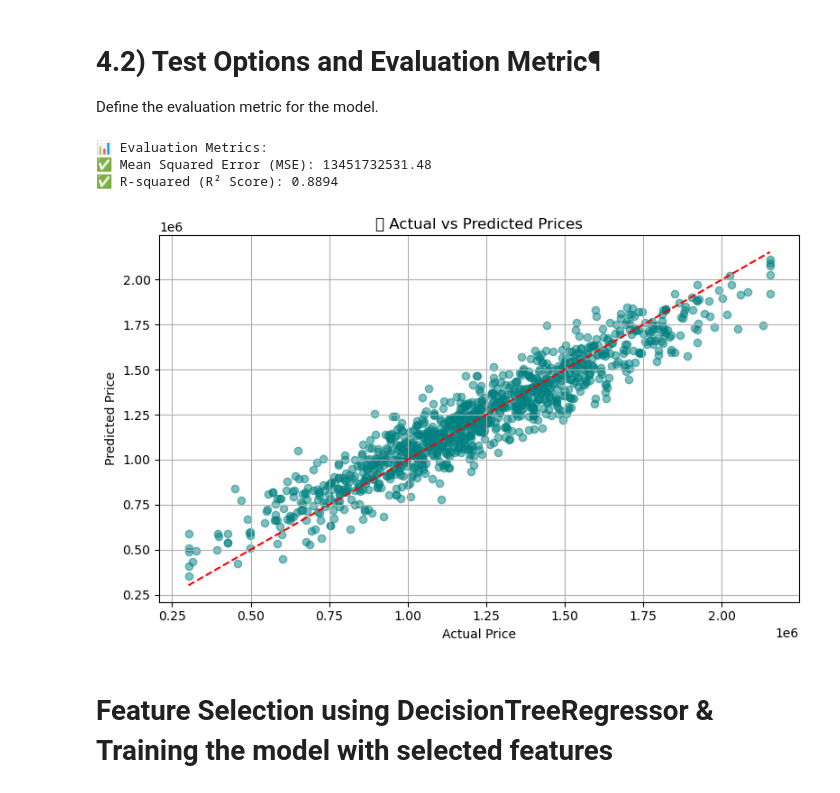
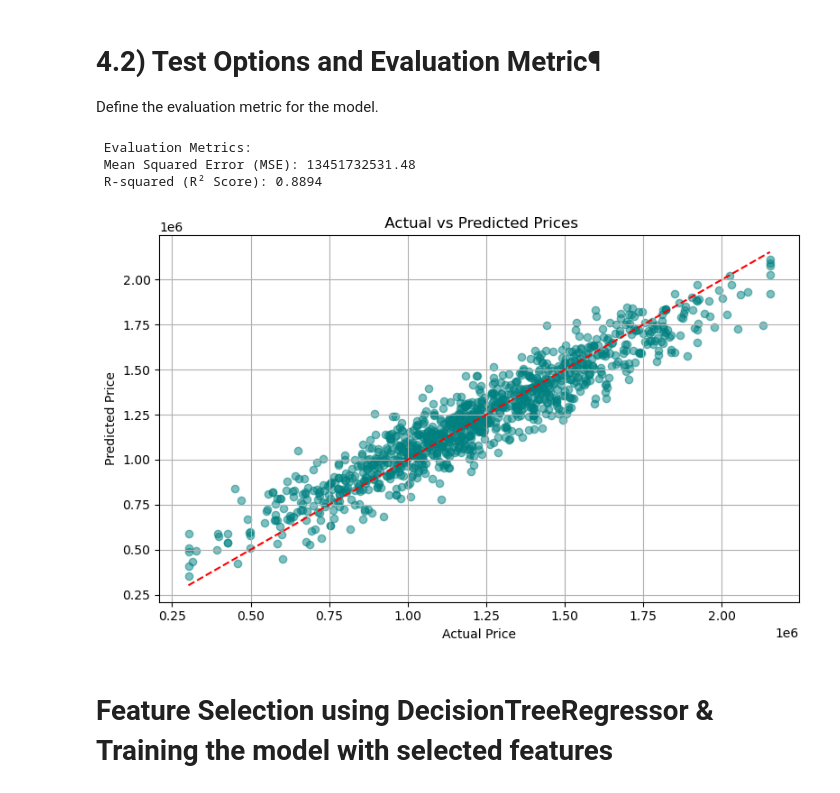
Before and after one commit to RuqayaAli/ML_repo, a Jupyter notebook: ML_Project_Tamplet/ML_Project.ipynb, the cells around one changed output. Drawn from its saved outputs; the diff is of its cells as text; code cells hidden in the pictures.

```diff
--- a/ML_Project_Tamplet/ML_Project.ipynb
+++ b/ML_Project_Tamplet/ML_Project.ipynb
@@ -421,27 +382,26 @@ y_pred = model.predict(X_test)
 mse = mean_squared_error(y_test, y_pred)
 r2 = r2_score(y_test, y_pred)
 
-print("📊 Evaluation Metrics:")
-print(f"✅ Mean Squared Error (MSE): {mse:.2f}")
-print(f"✅ R-squared (R² Score): {r2:.4f}")
+print(" Evaluation Metrics:")
+print(f" Mean Squared Error (MSE): {mse:.2f}")
+print(f" R-squared (R² Score): {r2:.4f}")
 # %% [output]
-📊 Evaluation Metrics:
-✅ Mean Squared Error (MSE): 13451732531.48
-✅ R-squared (R² Score): 0.8894
+ Evaluation Metrics:
+ Mean Squared Error (MSE): 13451732531.48
+ R-squared (R² Score): 0.8894
 # %%
-import matplotlib.pyplot as plt
 
 plt.figure(figsize=(8, 5))
 plt.scatter(y_test, y_pred, alpha=0.5, color='teal')
 plt.plot([y_test.min(), y_test.max()], [y_test.min(), y_test.max()], '--r')
-plt.title("🔍 Actual vs Predicted Prices")
+plt.title(" Actual vs Predicted Prices")
 plt.xlabel("Actual Price")
 plt.ylabel("Predicted Price")
 plt.grid(True)
 plt.tight_layout()
 plt.show()
 # %% [output]
-[figure, old version]
+[figure, new version]
 # %% [markdown]
 # Feature Selection using DecisionTreeRegressor & Training the model with selected features
 # %%
```
Also changed, not shown: parts of 17 cells of this notebook.
